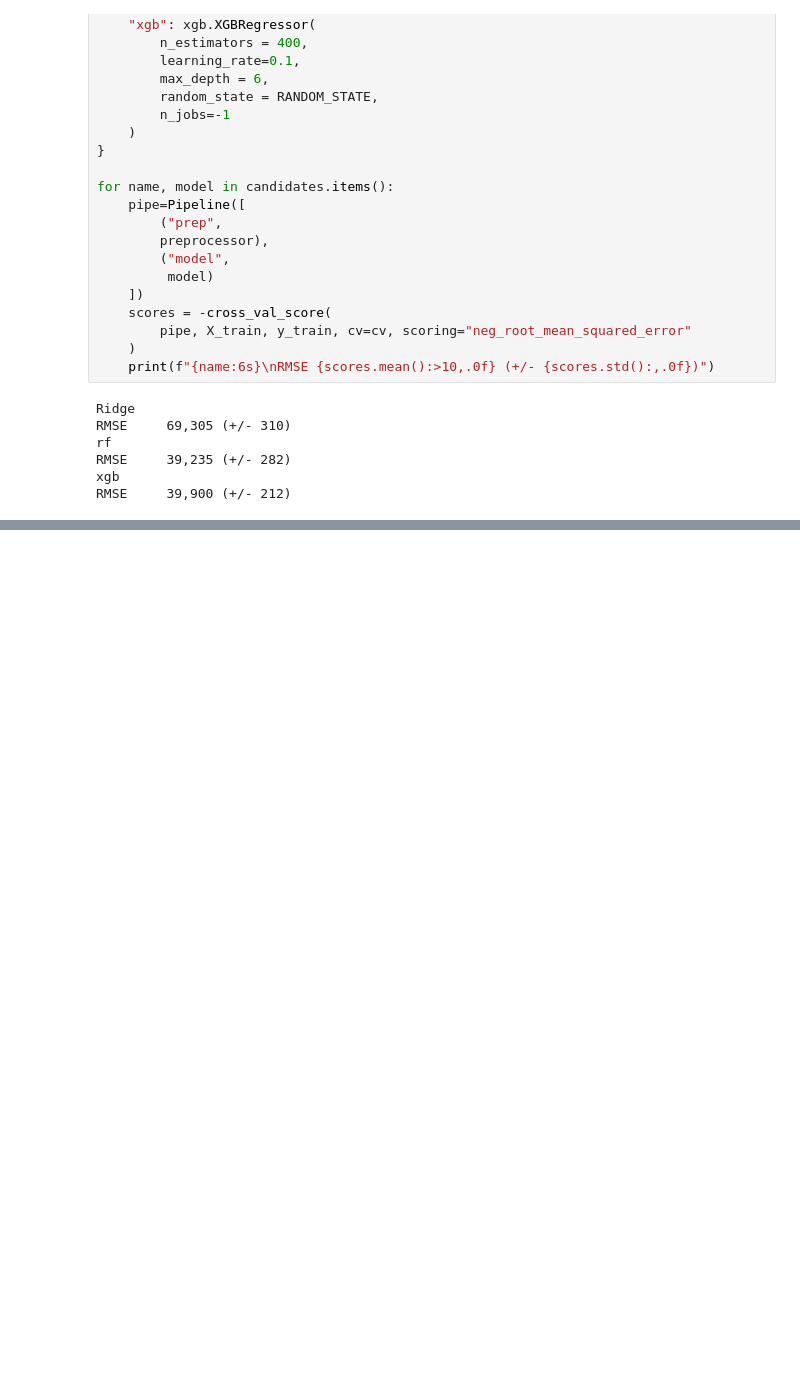
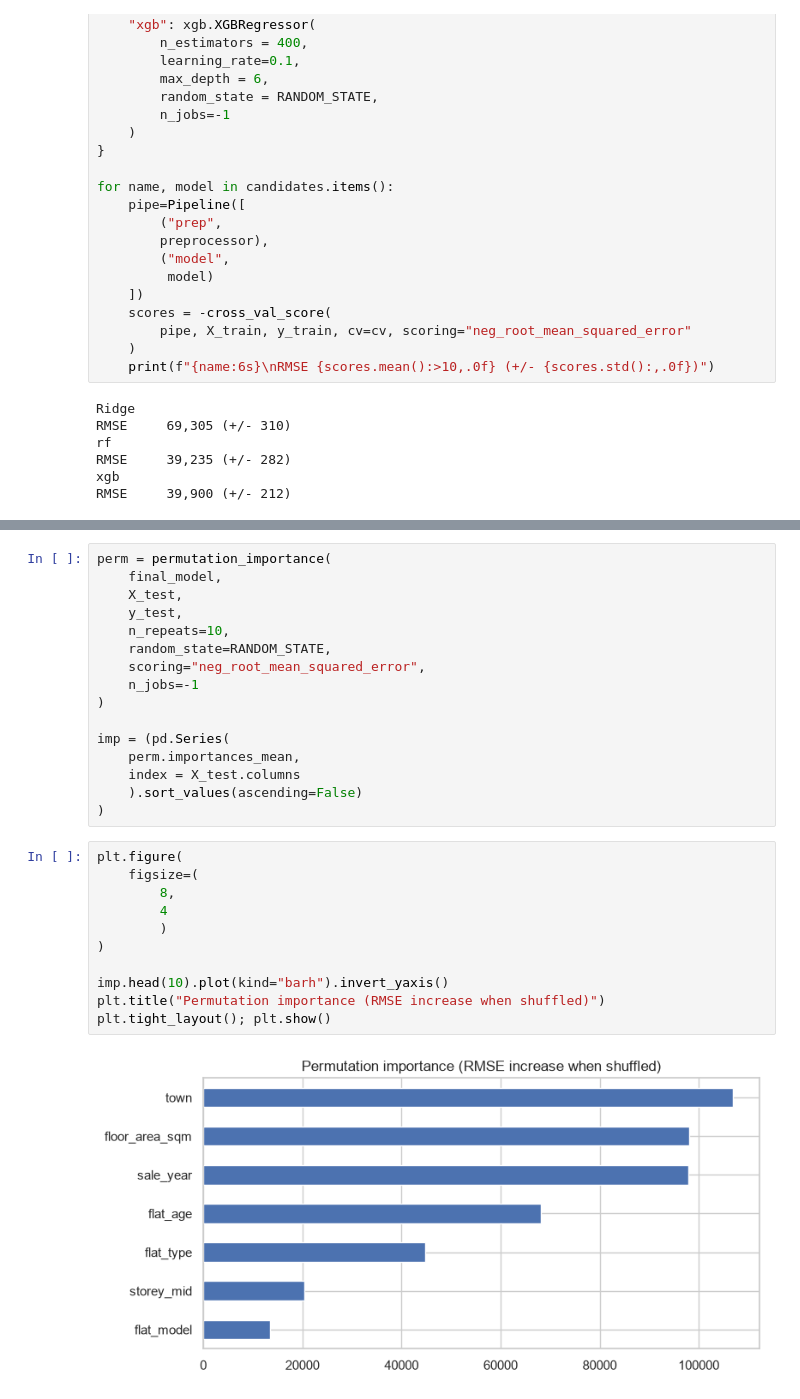
Before and after one commit to cheer-up-dimbo/ds-sprint-july, a Jupyter notebook: projects/projects1_hdb/project1.ipynb, the cells around one changed output, grey strips where cells are left out. Cells and saved outputs as stored; diff of their text form; blank space fills up the shorter version.

```diff
--- a/projects/projects1_hdb/project1.ipynb
+++ b/projects/projects1_hdb/project1.ipynb
@@ -283,0 +331,29 @@ y_prob = final_model.predict_proba(X_test)[:, 1]
+# %%
+perm = permutation_importance(
+    final_model,
+    X_test,
+    y_test,
+    n_repeats=10,
+    random_state=RANDOM_STATE,
+    scoring="neg_root_mean_squared_error",
+    n_jobs=-1
+)
+
+imp = (pd.Series(
+    perm.importances_mean,
+    index = X_test.columns
+    ).sort_values(ascending=False)
+)
+# %%
+plt.figure(
+    figsize=(
+        8,
+        4
+        )
+)
+
+imp.head(10).plot(kind="barh").invert_yaxis()
+plt.title("Permutation importance (RMSE increase when shuffled)")
+plt.tight_layout(); plt.show()
+# %% [output]
+[figure, added]
```
Also changed, not shown: parts of 5 cells of this notebook, 2 other files.
